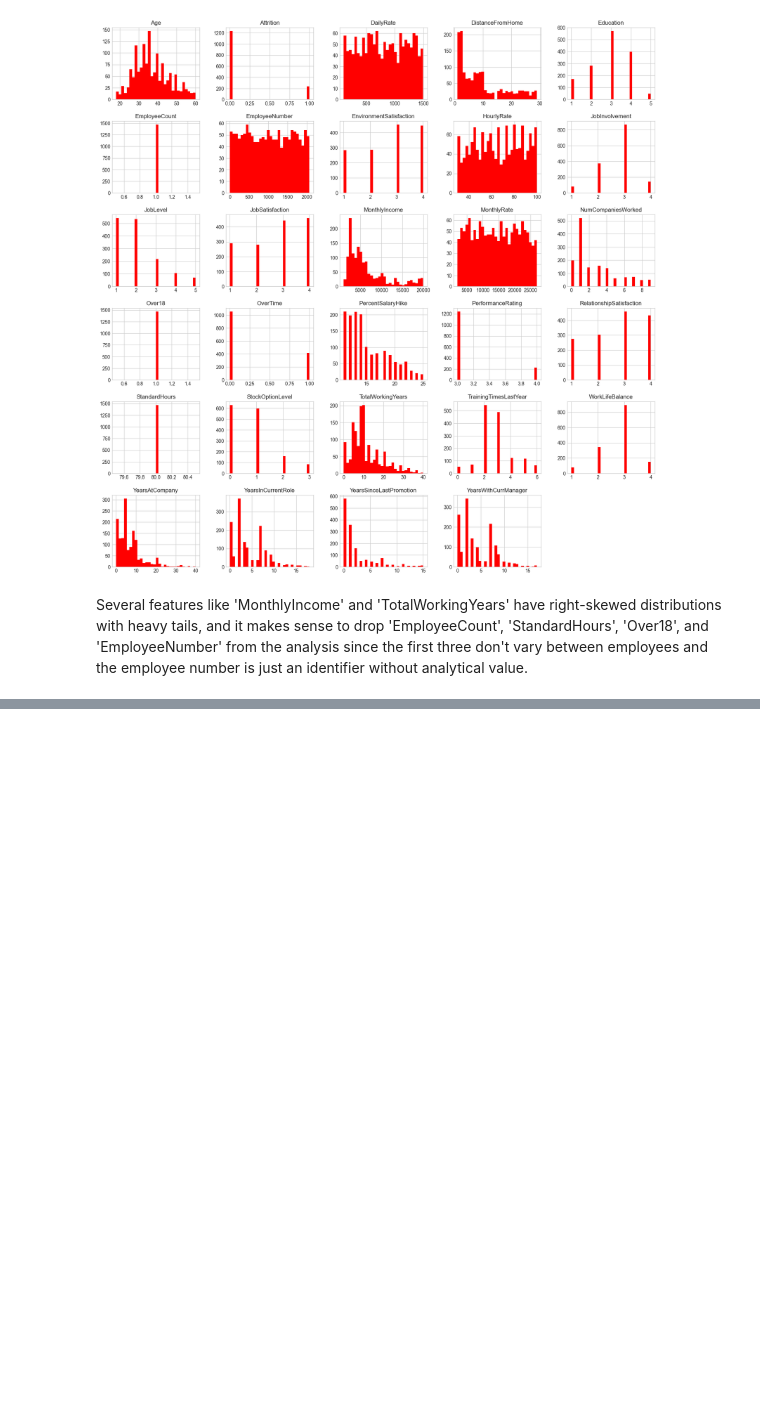
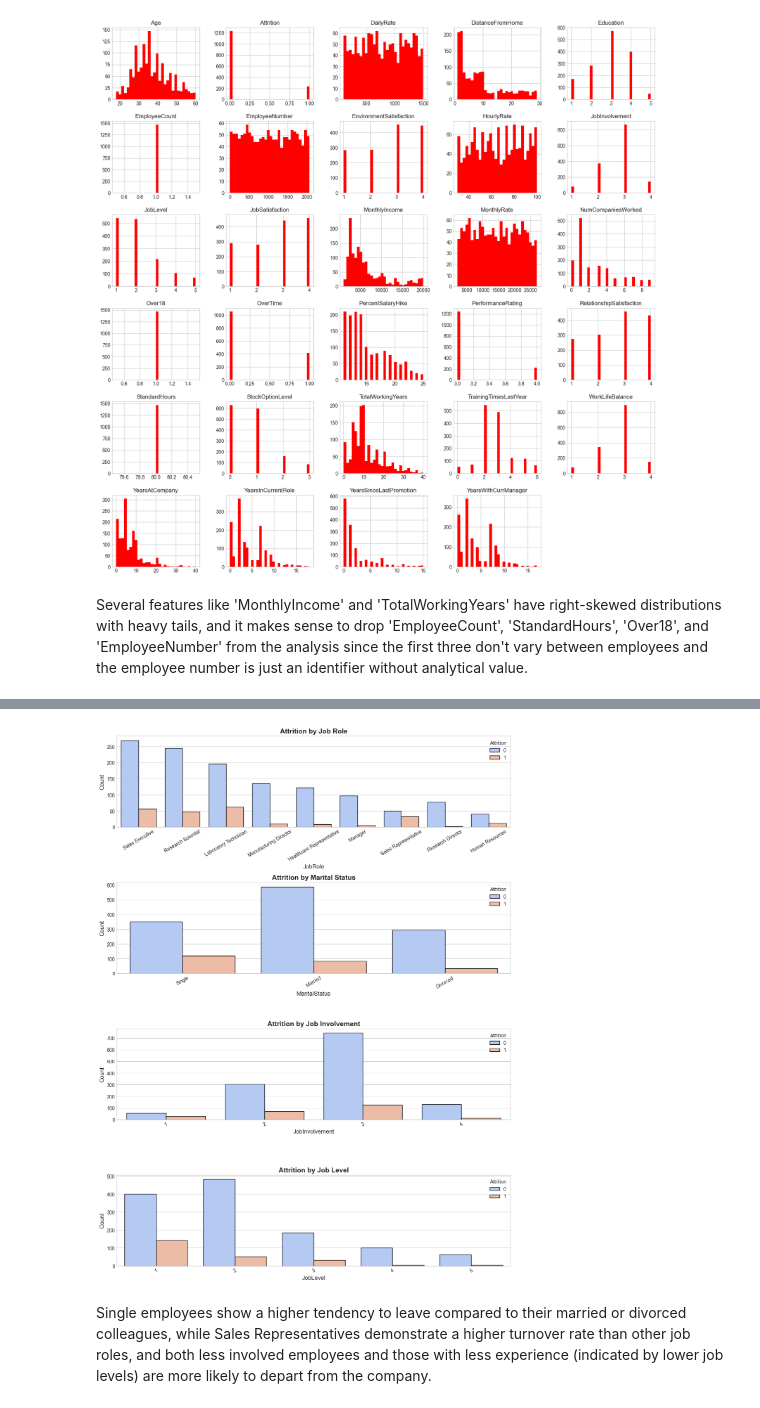
Before and after one commit to marvelm69/employee-retention-predictor, a Jupyter notebook: main.ipynb, the cells around one changed output, grey strips where cells are left out. Saved outputs shown, nothing was run; the diff lists cells and outputs as text; code cells hidden in the pictures; blank space fills up the shorter version.

```diff
--- a/main.ipynb
+++ b/main.ipynb
@@ -83,0 +145,19 @@ Several features like 'MonthlyIncome' and 'TotalWorkingYears' have right-skewed
+# %%
+plt.figure(figsize=(12, 16))
+features = ['JobRole', 'MaritalStatus', 'JobInvolvement', 'JobLevel']
+titles = ["Attrition by Job Role", "Attrition by Marital Status",
+          "Attrition by Job Involvement", "Attrition by Job Level"]
+for i, feature in enumerate(features, 1):
+    plt.subplot(len(features), 1, i)
+    sns.countplot(x=feature, hue='Attrition', data=employee_df, palette='coolwarm', edgecolor='black')
+    plt.xlabel(feature, fontsize=12)
+    plt.ylabel("Count", fontsize=12)
+    plt.title(titles[i - 1], fontsize=14, fontweight="bold")
+    plt.xticks(rotation=30)
+
+plt.tight_layout()
+plt.show()
+# %% [output]
+[figure, added]
+# %% [markdown]
+Single employees show a higher tendency to leave compared to their married or divorced colleagues, while Sales Representatives demonstrate a higher turnover rate than other job roles, and both less involved employees and those with less experience (indicated by lower job levels) are more likely to depart from the company.
```
Also changed, not shown: parts of 9 cells of this notebook.
